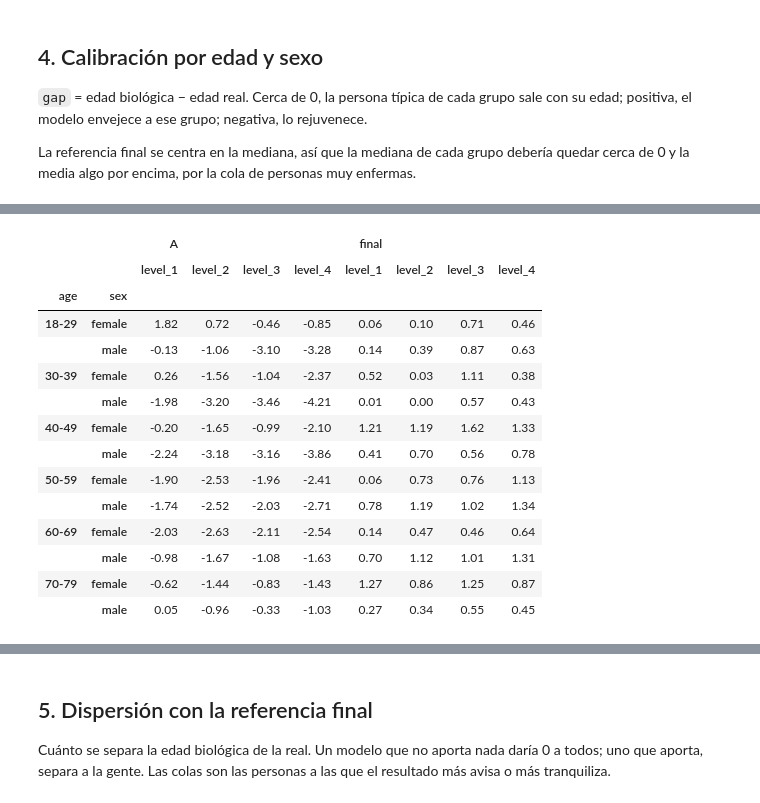
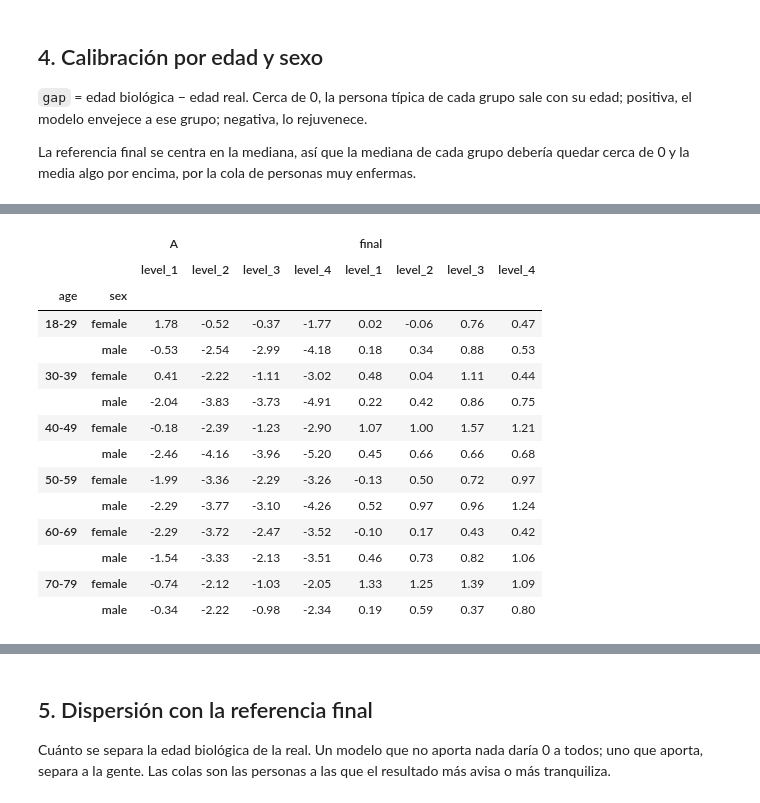
Before and after one commit to rubengil-dev/TFM---Evolve, a Jupyter notebook: notebooks/biological_age.ipynb, the cells around one changed output, grey strips where cells are left out. Saved outputs shown, nothing was run; the diff lists cells and outputs as text; code cells hidden in the pictures.

```diff
--- a/notebooks/biological_age.ipynb
+++ b/notebooks/biological_age.ipynb
@@ -234,22 +234,22 @@ median_gap
 # %%
-mean_gap = pd.concat({option: table.groupby(groups, observed=True).mean() for option, table in gaps.items()}, axis=1).round(2)
+mean_gap = pd.concat({option: table.groupby(groups, observed=True).apply(lambda part: part.apply(lambda column: np.average(column, weights=train.loc[part.index, "weight_exam"]))) for option, table in gaps.items()}, axis=1).round(2)
 mean_gap
 # %% [output]
 |  |  | A |  |  |  | final |  |  |  |
 |  |  | level_1 | level_2 | level_3 | level_4 | level_1 | level_2 | level_3 | level_4 |
 | age | sex |  |  |  |  |  |  |  |  |
-| 18-29 | female | 1.82 | 0.72 | -0.46 | -0.85 | 0.06 | 0.10 | 0.71 | 0.46 |
-|  | male | -0.13 | -1.06 | -3.10 | -3.28 | 0.14 | 0.39 | 0.87 | 0.63 |
-| 30-39 | female | 0.26 | -1.56 | -1.04 | -2.37 | 0.52 | 0.03 | 1.11 | 0.38 |
-|  | male | -1.98 | -3.20 | -3.46 | -4.21 | 0.01 | 0.00 | 0.57 | 0.43 |
-| 40-49 | female | -0.20 | -1.65 | -0.99 | -2.10 | 1.21 | 1.19 | 1.62 | 1.33 |
-|  | male | -2.24 | -3.18 | -3.16 | -3.86 | 0.41 | 0.70 | 0.56 | 0.78 |
-| 50-59 | female | -1.90 | -2.53 | -1.96 | -2.41 | 0.06 | 0.73 | 0.76 | 1.13 |
-|  | male | -1.74 | -2.52 | -2.03 | -2.71 | 0.78 | 1.19 | 1.02 | 1.34 |
-| 60-69 | female | -2.03 | -2.63 | -2.11 | -2.54 | 0.14 | 0.47 | 0.46 | 0.64 |
-|  | male | -0.98 | -1.67 | -1.08 | -1.63 | 0.70 | 1.12 | 1.01 | 1.31 |
-| 70-79 | female | -0.62 | -1.44 | -0.83 | -1.43 | 1.27 | 0.86 | 1.25 | 0.87 |
-|  | male | 0.05 | -0.96 | -0.33 | -1.03 | 0.27 | 0.34 | 0.55 | 0.45 |
+| 18-29 | female | 1.78 | -0.52 | -0.37 | -1.77 | 0.02 | -0.06 | 0.76 | 0.47 |
+|  | male | -0.53 | -2.54 | -2.99 | -4.18 | 0.18 | 0.34 | 0.88 | 0.53 |
+| 30-39 | female | 0.41 | -2.22 | -1.11 | -3.02 | 0.48 | 0.04 | 1.11 | 0.44 |
+|  | male | -2.04 | -3.83 | -3.73 | -4.91 | 0.22 | 0.42 | 0.86 | 0.75 |
+| 40-49 | female | -0.18 | -2.39 | -1.23 | -2.90 | 1.07 | 1.00 | 1.57 | 1.21 |
+|  | male | -2.46 | -4.16 | -3.96 | -5.20 | 0.45 | 0.66 | 0.66 | 0.68 |
+| 50-59 | female | -1.99 | -3.36 | -2.29 | -3.26 | -0.13 | 0.50 | 0.72 | 0.97 |
+|  | male | -2.29 | -3.77 | -3.10 | -4.26 | 0.52 | 0.97 | 0.96 | 1.24 |
+| 60-69 | female | -2.29 | -3.72 | -2.47 | -3.52 | -0.10 | 0.17 | 0.43 | 0.42 |
+|  | male | -1.54 | -3.33 | -2.13 | -3.51 | 0.46 | 0.73 | 0.82 | 1.06 |
+| 70-79 | female | -0.74 | -2.12 | -1.03 | -2.05 | 1.33 | 1.25 | 1.39 | 1.09 |
+|  | male | -0.34 | -2.22 | -0.98 | -2.34 | 0.19 | 0.59 | 0.37 | 0.80 |
 # %%
 print("Groups outside +/-", GAP_LIMIT, "year:")
 pd.DataFrame({"median": (median_gap.abs() > GAP_LIMIT).sum(), "mean": (mean_gap.abs() > GAP_LIMIT).sum()}).unstack(0)
```
Also changed, not shown: parts of 12 cells of this notebook, 6 other files.
